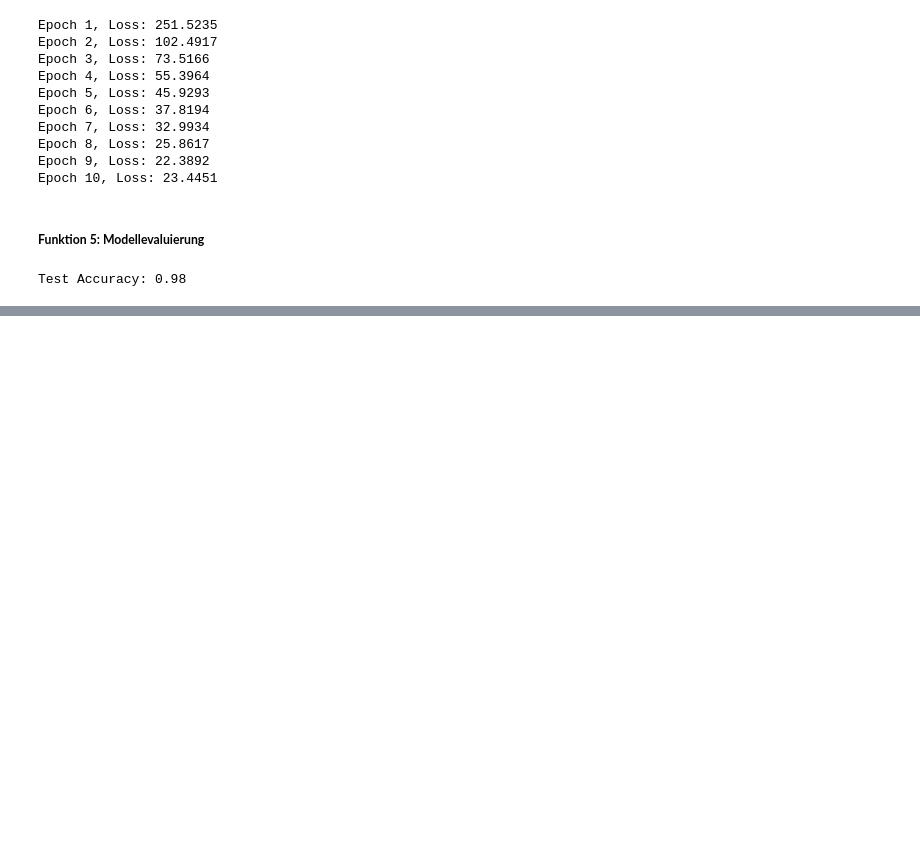
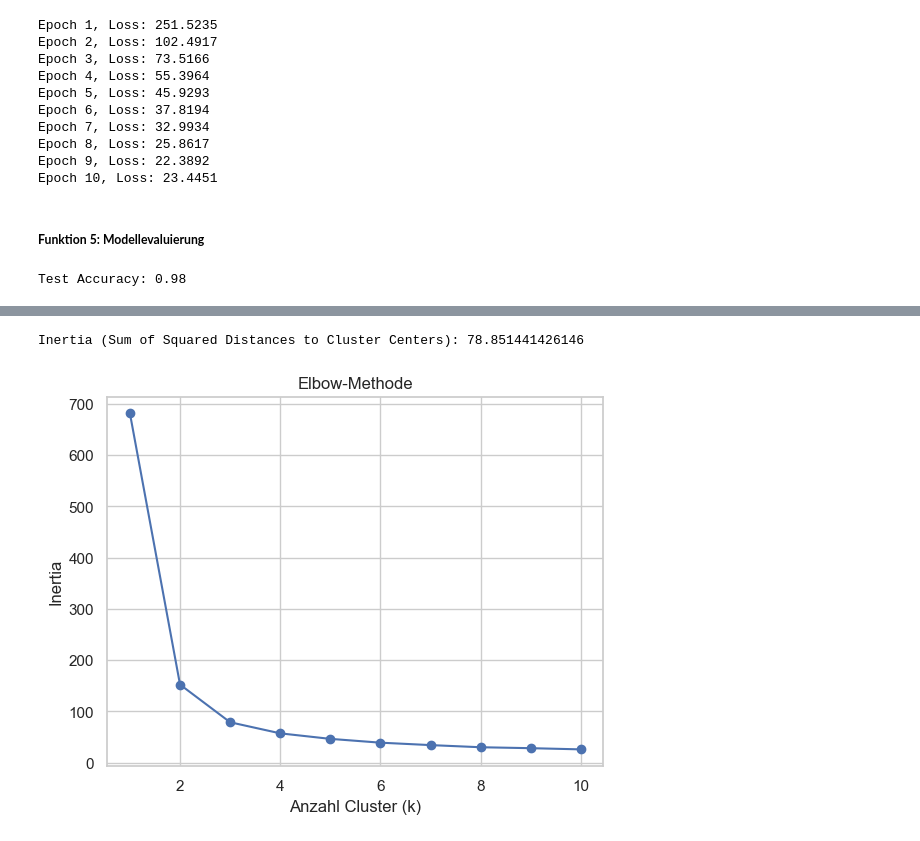
Before and after one commit to josefineselke/Machine-Learning-Track, a Jupyter notebook: Theorie.ipynb, the cells around one changed output, grey strips where cells are left out. Drawn from its saved outputs; the diff is of its cells as text; code cells hidden in the pictures; blank space fills up the shorter version.

```diff
--- a/Theorie.ipynb
+++ b/Theorie.ipynb
@@ -689,0 +743,18 @@ Test Accuracy: 0.98
+# %%
+print("Inertia (Sum of Squared Distances to Cluster Centers):", kmeans.inertia_)
+# %% [output]
+Inertia (Sum of Squared Distances to Cluster Centers): 78.851441426146
+# %%
+inertias = []
+for k in range(1, 11):
+    km = KMeans(n_clusters=k, n_init=10, random_state=42)
+    km.fit(iris.data)
+    inertias.append(km.inertia_)
+
+plt.plot(range(1, 11), inertias, marker='o')
+plt.xlabel("Anzahl Cluster (k)")
+plt.ylabel("Inertia")
+plt.title("Elbow-Methode")
+plt.show()
+# %% [output]
+[figure, added]
```
Also changed, not shown: parts of 26 cells of this notebook.
